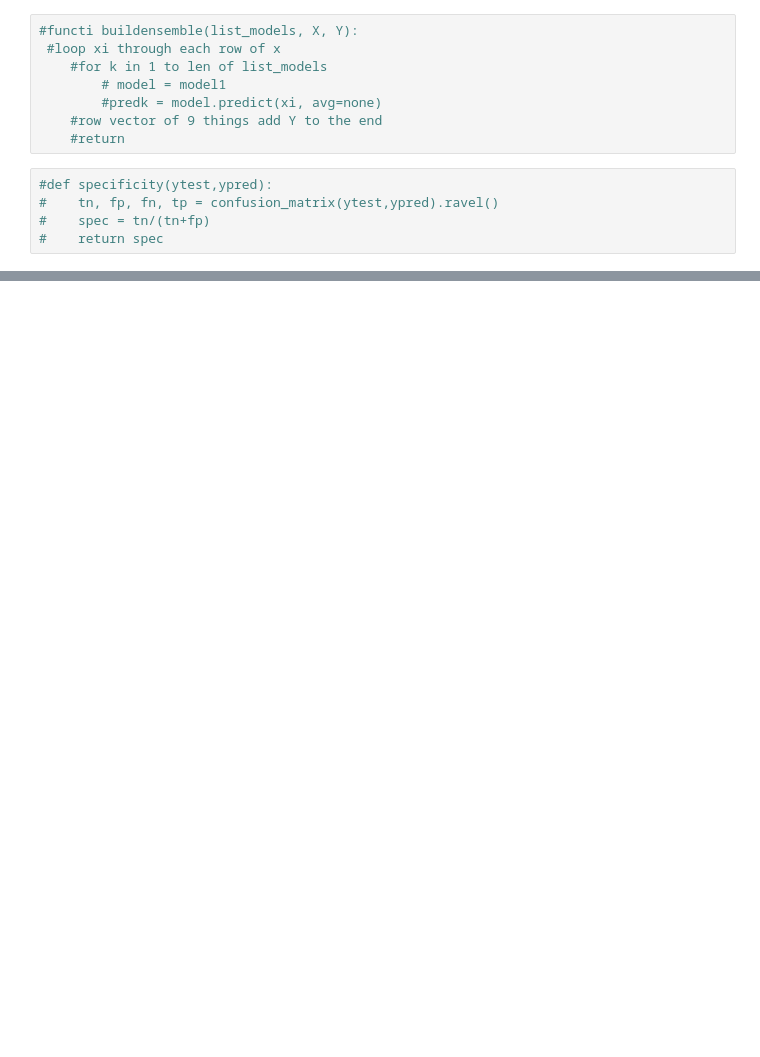
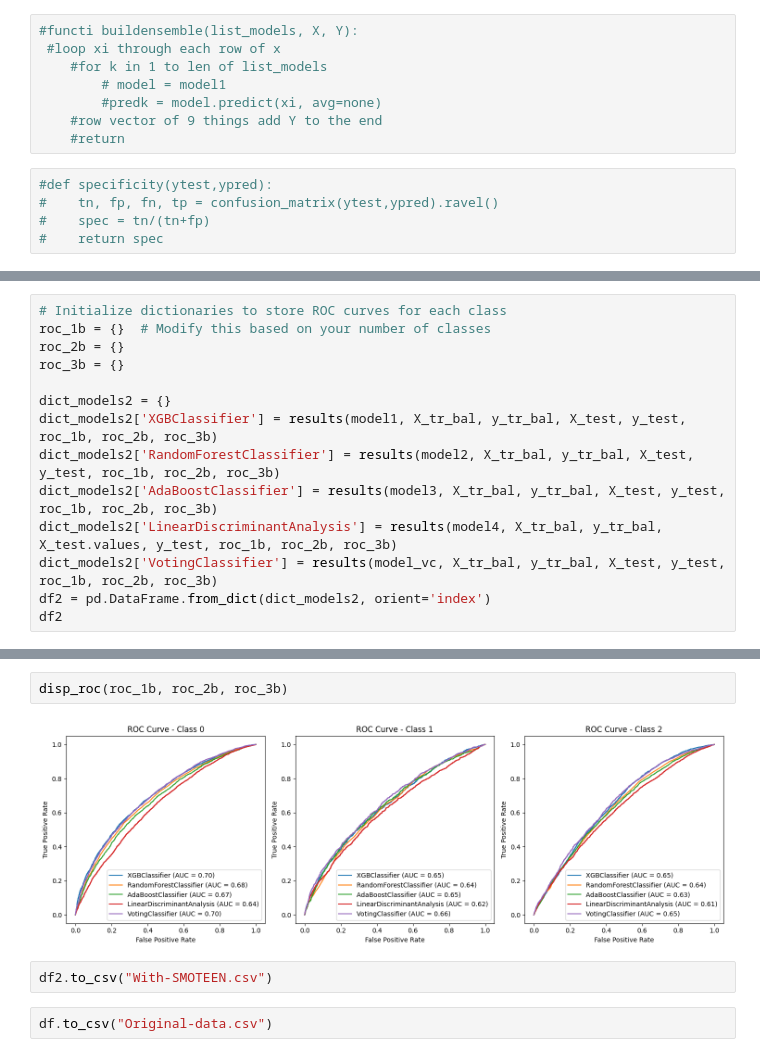
Before and after one commit to DiyadotSaha/ML_Diabetes_Project, a Jupyter notebook: models.ipynb, the cells around one changed output, grey strips where cells are left out. Saved outputs shown, nothing was run; the diff lists cells and outputs as text; blank space fills up the shorter version.

```diff
--- a/models.ipynb
+++ b/models.ipynb
@@ -247,0 +322,14 @@ resDF.to_csv('data/testingClassifiers.csv')
+# %%
+# Initialize dictionaries to store ROC curves for each class
+roc_1b = {}  # Modify this based on your number of classes
+roc_2b = {}
+roc_3b = {}
+
+dict_models2 = {}
+dict_models2['XGBClassifier'] = results(model1, X_tr_bal, y_tr_bal, X_test, y_test, roc_1b, roc_2b, roc_3b)
+dict_models2['RandomForestClassifier'] = results(model2, X_tr_bal, y_tr_bal, X_test, y_test, roc_1b, roc_2b, roc_3b)
+dict_models2['AdaBoostClassifier'] = results(model3, X_tr_bal, y_tr_bal, X_test, y_test, roc_1b, roc_2b, roc_3b)
+dict_models2['LinearDiscriminantAnalysis'] = results(model4, X_tr_bal, y_tr_bal, X_test.values, y_test, roc_1b, roc_2b, roc_3b)
+dict_models2['VotingClassifier'] = results(model_vc, X_tr_bal, y_tr_bal, X_test, y_test, roc_1b, roc_2b, roc_3b)
+df2 = pd.DataFrame.from_dict(dict_models2, orient='index')
+df2
@@ -247,0 +413,8 @@ resDF.to_csv('data/testingClassifiers.csv')
+# %%
+disp_roc(roc_1b, roc_2b, roc_3b)
+# %% [output]
+[figure, added]
+# %%
+df2.to_csv("With-SMOTEEN.csv")
+# %%
+df.to_csv("Original-data.csv")
```
Also changed, not shown: parts of 26 cells of this notebook, 5 other files.
